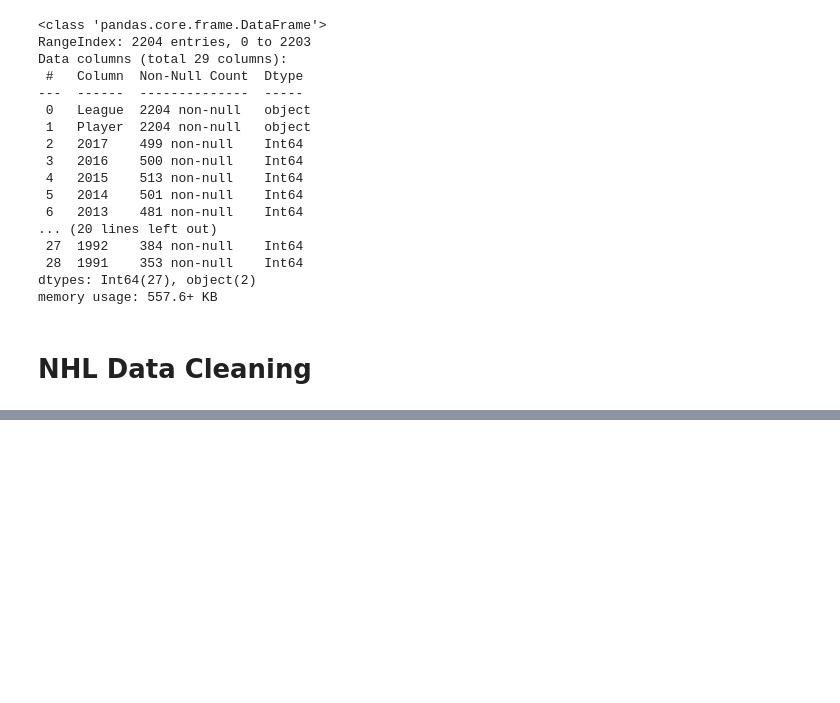
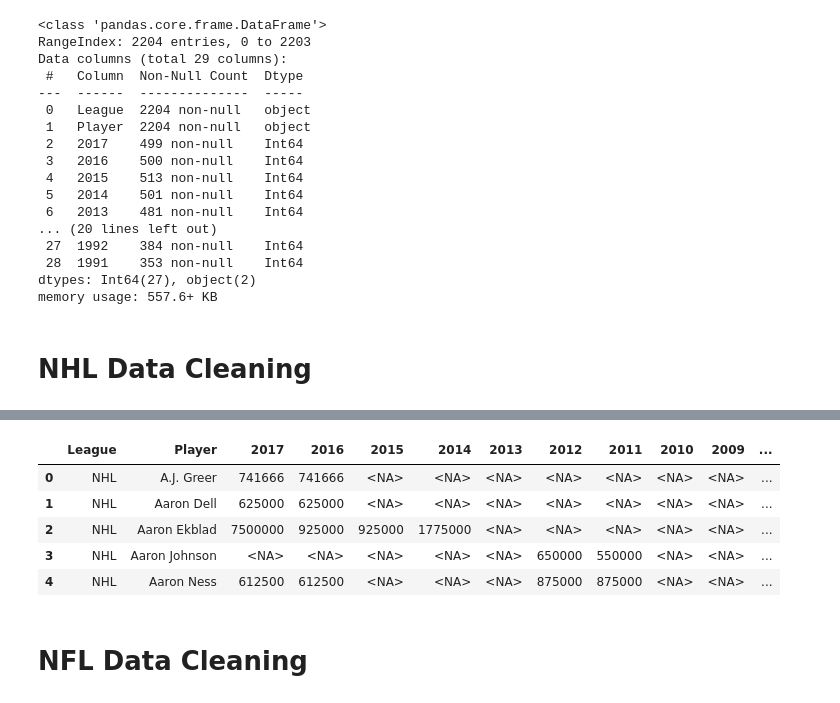
Before and after one commit to JP-Butler/Pro_Sports_Salary_Analysis, a Jupyter notebook: cookiecutter_structure/notebooks/data_cleaning.ipynb, the cells around one changed output, grey strips where cells are left out. Drawn from its saved outputs; the diff is of its cells as text; code cells hidden in the pictures; blank space fills up the shorter version.

```diff
--- a/cookiecutter_structure/notebooks/data_cleaning.ipynb
+++ b/cookiecutter_structure/notebooks/data_cleaning.ipynb
@@ -205,3 +251,23 @@ nhl_df.head()
+# %%
+# Add 'League' column, for purposes of the final merged DataFrame showing the league of each player
+
+# Define desired column position
+insert_pos = 0
+
+# Create and insert 'League'column
+nhl_df.insert(insert_pos, 'League', 'NHL')
+
+# Display DF to verify column addition
+nhl_df.head()
+# %% [output]
+|  | League | Player | 2017 | 2016 | 2015 | 2014 | 2013 | 2012 | 2011 | 2010 | 2009 | ... |
+| 0 | NHL | A.J. Greer | 741666 | 741666 | <NA> | <NA> | <NA> | <NA> | <NA> | <NA> | <NA> | ... |
+| 1 | NHL | Aaron Dell | 625000 | 625000 | <NA> | <NA> | <NA> | <NA> | <NA> | <NA> | <NA> | ... |
+| 2 | NHL | Aaron Ekblad | 7500000 | 925000 | 925000 | 1775000 | <NA> | <NA> | <NA> | <NA> | <NA> | ... |
+| 3 | NHL | Aaron Johnson | <NA> | <NA> | <NA> | <NA> | <NA> | 650000 | 550000 | <NA> | <NA> | ... |
+| 4 | NHL | Aaron Ness | 612500 | 612500 | <NA> | <NA> | <NA> | 875000 | 875000 | <NA> | <NA> | ... |
+# %% [markdown]
+# NFL Data Cleaning
 # %%
 # Read in csv for NFL player salary data
 # Utilize ISO-8859-1 encoding
```
Also changed, not shown: parts of 5 cells of this notebook.
